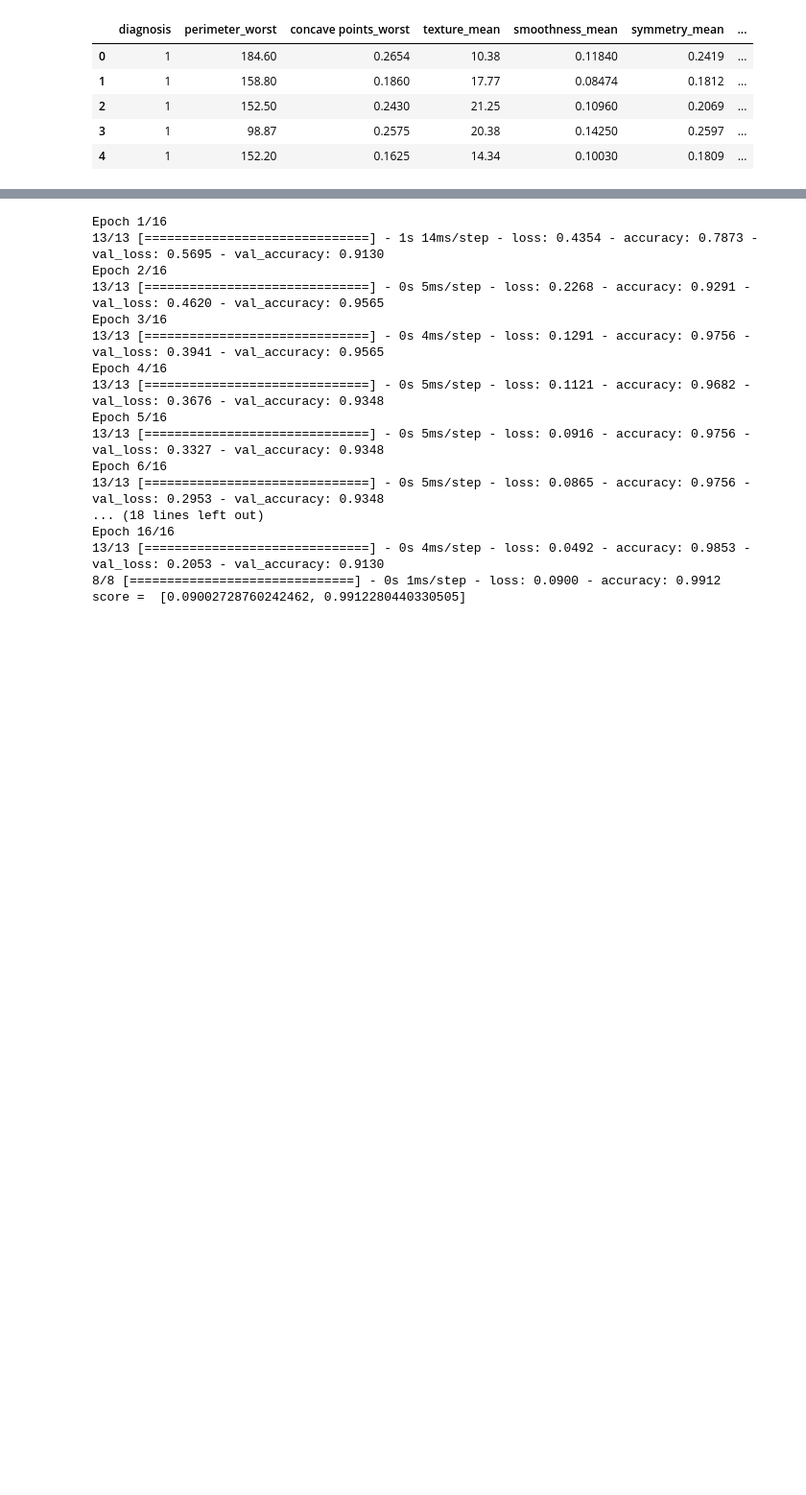
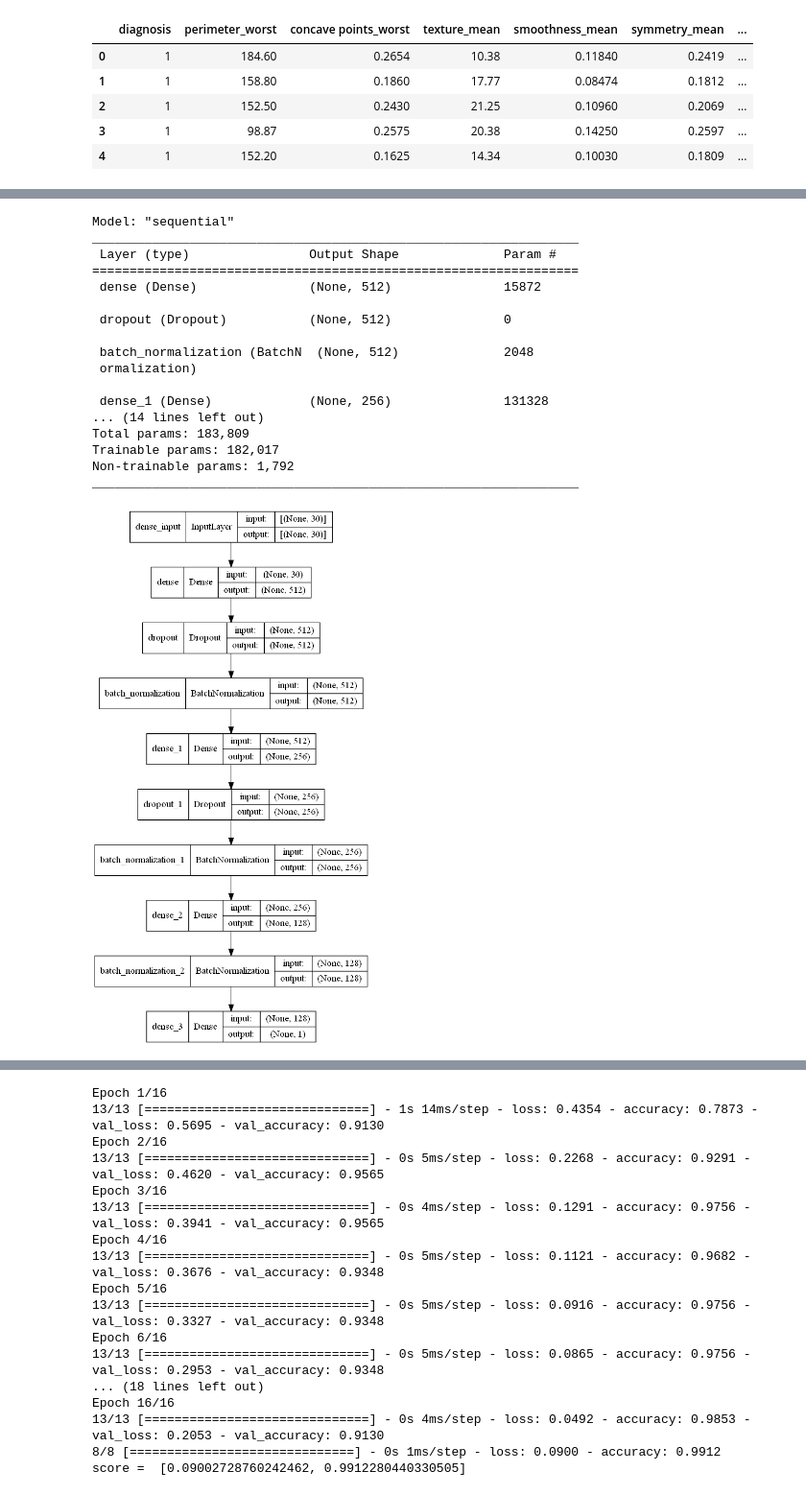
Before and after one commit to muhammed-oztel/CSE4088_ML_Term_Project, a Jupyter notebook: data.ipynb, the cells around one changed output, grey strips where cells are left out. Shown at 96% size. Drawn from its saved outputs; the diff is of its cells as text; code cells hidden in the pictures; blank space fills up the shorter version.

```diff
--- a/data.ipynb
+++ b/data.ipynb
@@ -276 +271,27 @@ print(scores_cor)
+# %%
+clfs[-1].summary()
+# from keras_visualizer import visualizer
+from keras.utils.vis_utils import plot_model
+# visualizer(clfs[-1]) # save model
+
+plot_model(clfs[-1], to_file='model_plot.png', show_shapes=True, show_layer_names=True)
+# %% [output]
+Model: "sequential"
+_________________________________________________________________
+ Layer (type)                Output Shape              Param #
+=================================================================
+ dense (Dense)               (None, 512)               15872
+
+ dropout (Dropout)           (None, 512)               0
+
+ batch_normalization (BatchN  (None, 512)              2048
+ ormalization)
+
+ dense_1 (Dense)             (None, 256)               131328
+... (14 lines left out)
+Total params: 183,809
+Trainable params: 182,017
+Non-trainable params: 1,792
+_________________________________________________________________
+[figure, added]
 # %%
```
Also changed, not shown: parts of 12 cells of this notebook, 1 other file.
